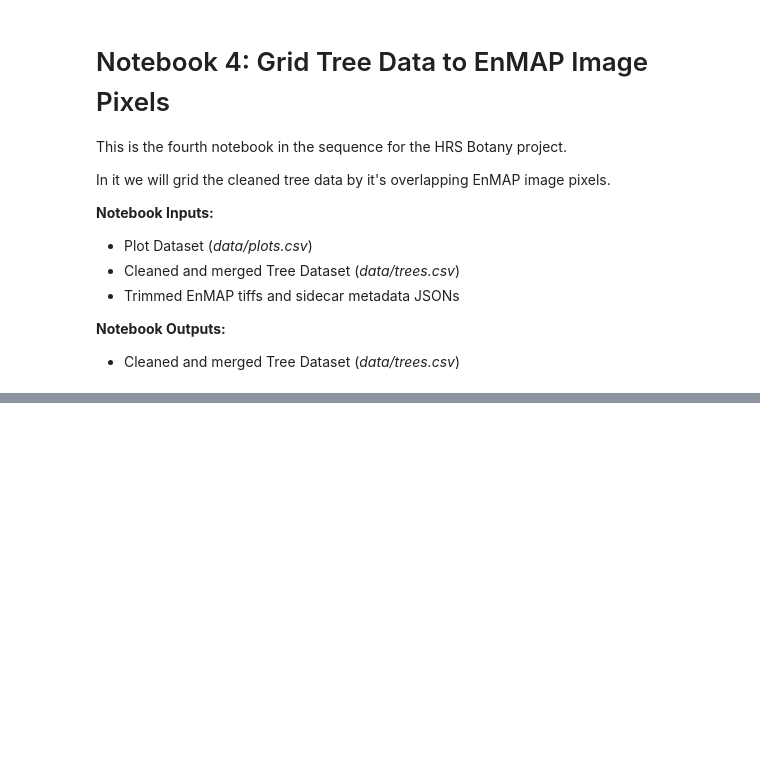
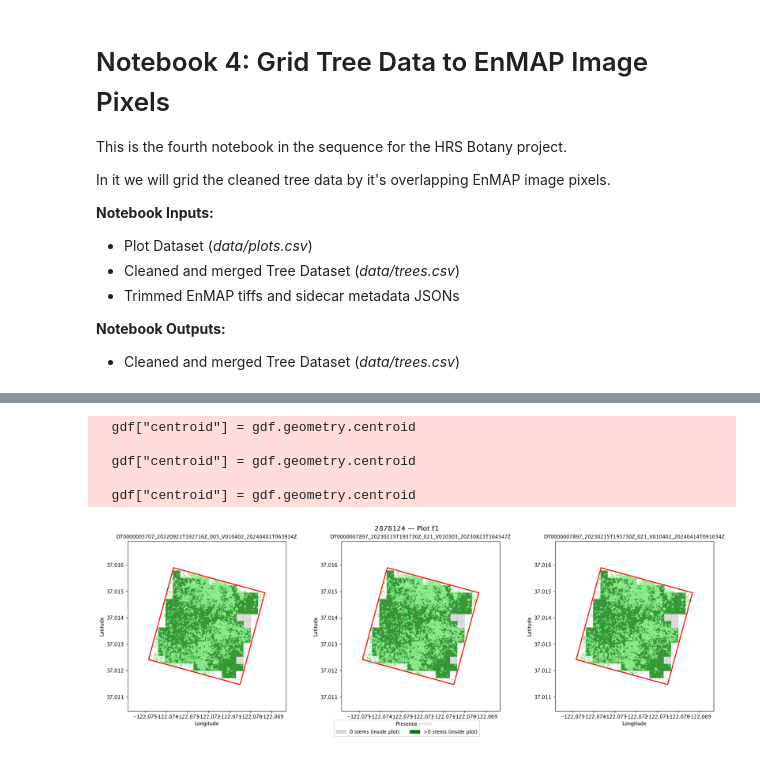
Before and after one commit to dangause/rs-hsi-botany, a Jupyter notebook: notebooks/pipeline/3_grid_tree_data_to_hrs.ipynb, the cells around one changed output, grey strips where cells are left out. Saved outputs shown, nothing was run; the diff lists cells and outputs as text; code cells hidden in the pictures; blank space fills up the shorter version.

Commit message:
put gridder in module

```diff
--- a/notebooks/pipeline/3_grid_tree_data_to_hrs.ipynb
+++ b/notebooks/pipeline/3_grid_tree_data_to_hrs.ipynb
@@ -347,0 +67,14 @@ df_renamed = gdf.rename(columns=gbif_to_common_name_mapping_dict)
+# %%
+
+gridder.plot_species_grid(
+    plot_id="f1",
+    species="2878124",
+)
+plt.show()
+# %% [output]
+  gdf["centroid"] = gdf.geometry.centroid
+
+  gdf["centroid"] = gdf.geometry.centroid
+
+  gdf["centroid"] = gdf.geometry.centroid
+[figure, added]
```
Also changed, not shown: parts of 10 cells of this notebook, 2 other files.
